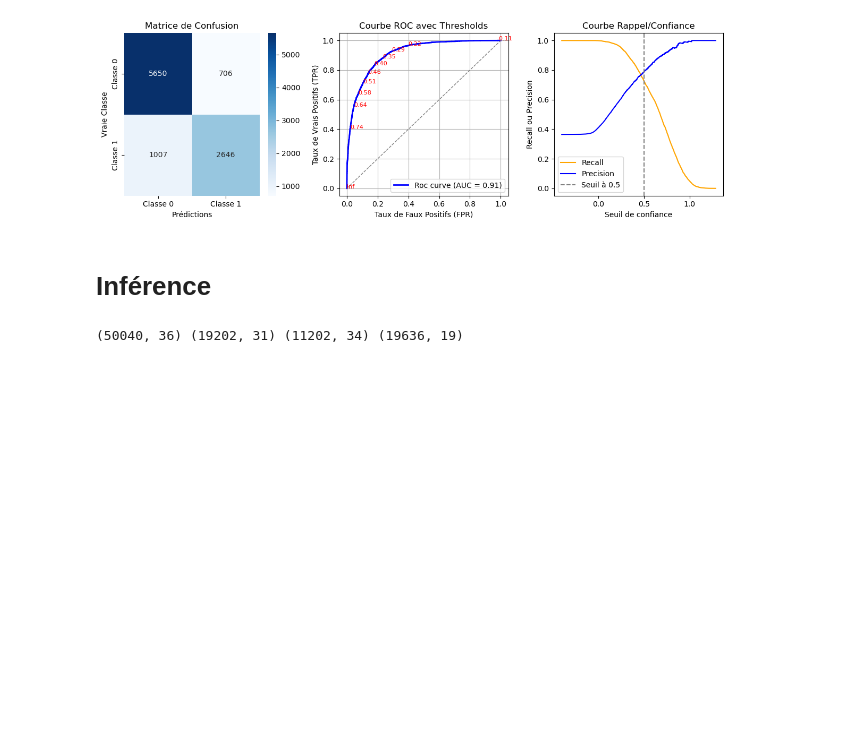
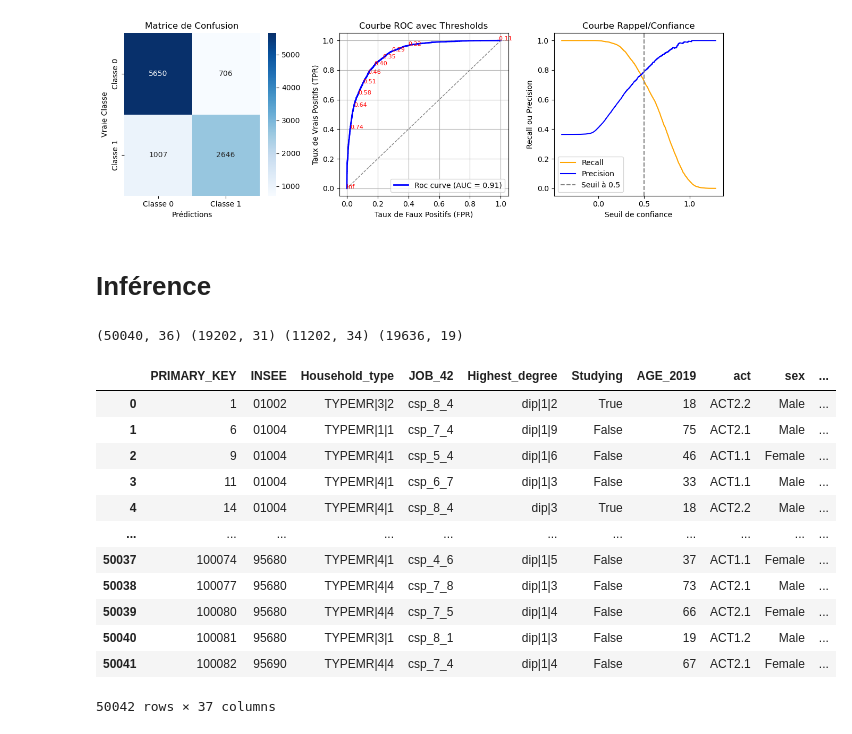
Before and after one commit to slauras/MLClassification, a Jupyter notebook: notebook.ipynb, the cells around one changed output. Cells and saved outputs as stored; diff of their text form; code cells hidden in the pictures; blank space fills up the shorter version.

```diff
--- a/notebook.ipynb
+++ b/notebook.ipynb
@@ -930,3 +971,19 @@ assert test_full_df.shape[0] == test_active_df.shape[0] + test_retired_df.shape[
 print(test_full_df.shape, test_active_df.shape, test_retired_df.shape, test_inactive_df.shape)
 # %% [output]
 (50040, 36) (19202, 31) (11202, 34) (19636, 19)
+# %%
+full_df
+# %% [output]
+|  | PRIMARY_KEY | INSEE | Household_type | JOB_42 | Highest_degree | Studying | AGE_2019 | act | sex | ... |
+| 0 | 1 | 01002 | TYPEMR|3|2 | csp_8_4 | dip|1|2 | True | 18 | ACT2.2 | Male | ... |
+| 1 | 6 | 01004 | TYPEMR|1|1 | csp_7_4 | dip|1|9 | False | 75 | ACT2.1 | Male | ... |
+| 2 | 9 | 01004 | TYPEMR|4|1 | csp_5_4 | dip|1|6 | False | 46 | ACT1.1 | Female | ... |
+| 3 | 11 | 01004 | TYPEMR|4|1 | csp_6_7 | dip|1|3 | False | 33 | ACT1.1 | Male | ... |
+| 4 | 14 | 01004 | TYPEMR|4|1 | csp_8_4 | dip|3 | True | 18 | ACT2.2 | Male | ... |
+| ... | ... | ... | ... | ... | ... | ... | ... | ... | ... | ... |
+| 50037 | 100074 | 95680 | TYPEMR|4|1 | csp_4_6 | dip|1|5 | False | 37 | ACT1.1 | Female | ... |
+| 50038 | 100077 | 95680 | TYPEMR|4|4 | csp_7_8 | dip|1|3 | False | 73 | ACT2.1 | Male | ... |
+| 50039 | 100080 | 95680 | TYPEMR|4|4 | csp_7_5 | dip|1|4 | False | 66 | ACT2.1 | Female | ... |
+| 50040 | 100081 | 95680 | TYPEMR|3|1 | csp_8_1 | dip|1|3 | False | 19 | ACT1.2 | Male | ... |
+| 50041 | 100082 | 95690 | TYPEMR|4|4 | csp_7_4 | dip|1|4 | False | 67 | ACT2.1 | Female | ... |
+50042 rows × 37 columns
```
Also changed, not shown: parts of 35 cells of this notebook.
